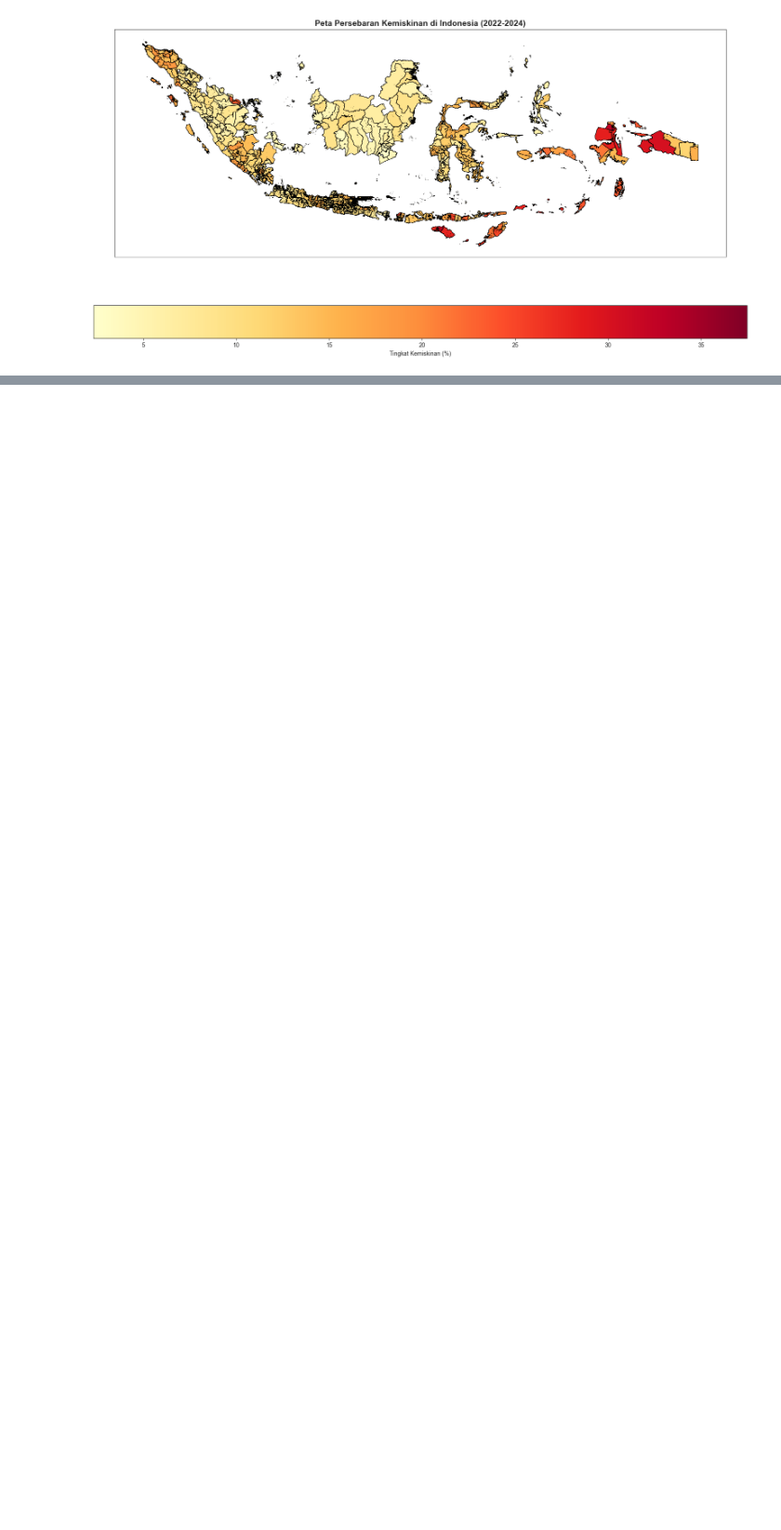
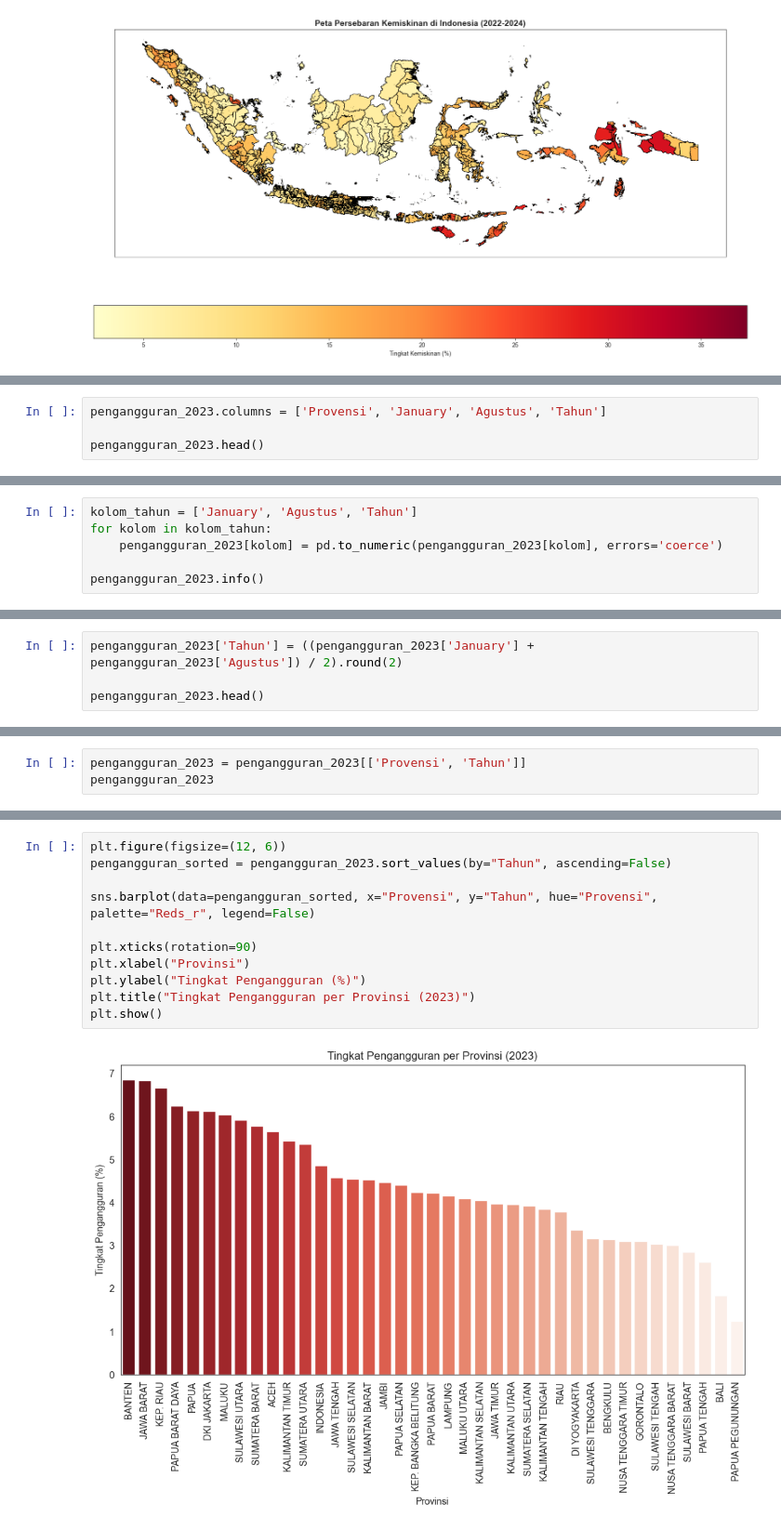
Before and after one commit to Ryanakml/ANALISIS-DAN-VISUALISASI-DATA-KEMISKINAN-INDONESIA-2022-2024, a Jupyter notebook: Persebaran Angka Kemiskinan Indonesia 2024.ipynb, the cells around one changed output, grey strips where cells are left out. Shown: that part at 93% size. Drawn from its saved outputs; the diff is of its cells as text; blank space fills up the shorter version.

Commit message:
Menambahkan - visualisasi angka pengangguran, putus sekolah dan GKM

```diff
--- a/Persebaran Angka Kemiskinan Indonesia 2024.ipynb
+++ b/Persebaran Angka Kemiskinan Indonesia 2024.ipynb
@@ -208,0 +264,4 @@ plt.show()
+# %%
+pengangguran_2023.columns = ['Provensi', 'January', 'Agustus', 'Tahun']
+
+pengangguran_2023.head()
@@ -208,0 +289,6 @@ plt.show()
+# %%
+kolom_tahun = ['January', 'Agustus', 'Tahun']
+for kolom in kolom_tahun:
+    pengangguran_2023[kolom] = pd.to_numeric(pengangguran_2023[kolom], errors='coerce')
+
+pengangguran_2023.info()
@@ -208,0 +307,4 @@ plt.show()
+# %%
+pengangguran_2023['Tahun'] = ((pengangguran_2023['January'] + pengangguran_2023['Agustus']) / 2).round(2)
+
+pengangguran_2023.head()
@@ -208,0 +318,3 @@ plt.show()
+# %%
+pengangguran_2023 = pengangguran_2023[['Provensi', 'Tahun']]
+pengangguran_2023
@@ -208,0 +341,13 @@ plt.show()
+# %%
+plt.figure(figsize=(12, 6))
+pengangguran_sorted = pengangguran_2023.sort_values(by="Tahun", ascending=False)
+
+sns.barplot(data=pengangguran_sorted, x="Provensi", y="Tahun", hue="Provensi", palette="Reds_r", legend=False)
+
+plt.xticks(rotation=90)
+plt.xlabel("Provinsi")
+plt.ylabel("Tingkat Pengangguran (%)")
+plt.title("Tingkat Pengangguran per Provinsi (2023)")
+plt.show()
+# %% [output]
+[figure, added]
```
Also changed, not shown: parts of 31 cells of this notebook, 3 other files.
